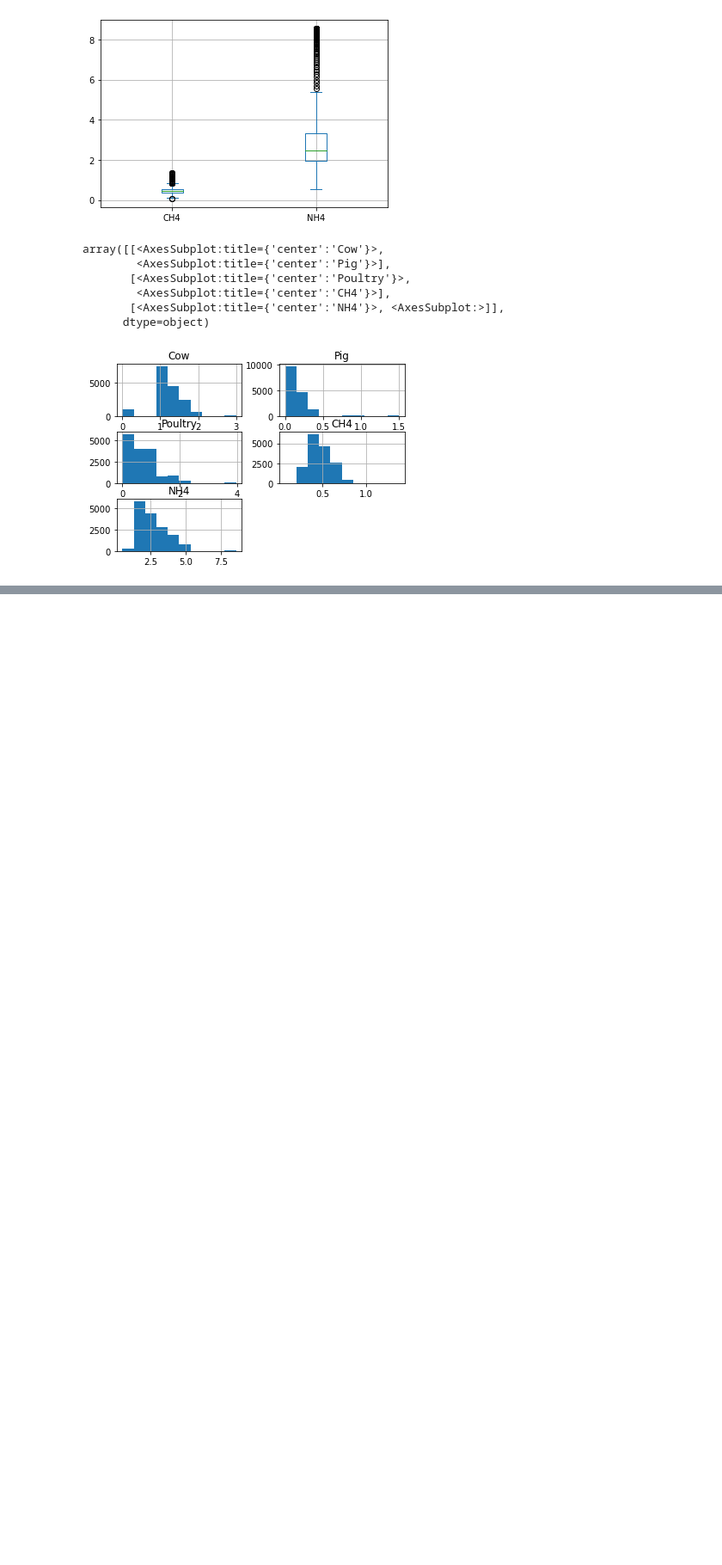
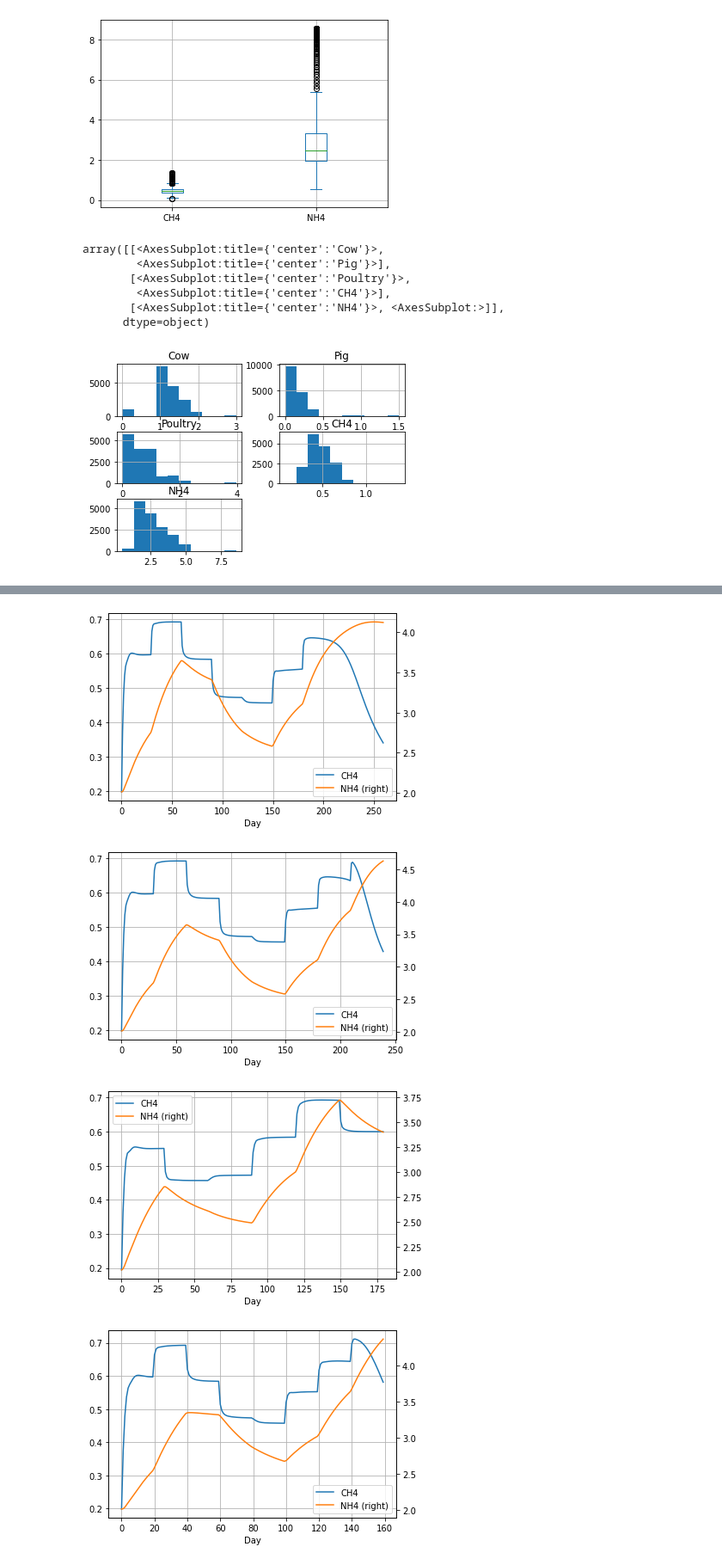
Before and after one commit to tbousiou/biogasprediction, a Jupyter notebook: biogas_data_extract.ipynb, the cells around one changed output, grey strips where cells are left out. Shown at 86% size. Drawn from its saved outputs; the diff is of its cells as text; code cells hidden in the pictures; blank space fills up the shorter version.

```diff
--- a/biogas_data_extract.ipynb
+++ b/biogas_data_extract.ipynb
@@ -107,0 +109,13 @@ array([[<AxesSubplot:title={'center':'Cow'}>,
+# %%
+# Read raw data from excel
+
+dbatches = list()
+for i in range(6):
+    temp_batch = pd.read_excel('data/biogas_data_clean.xlsx', sheet_name='dynamic', header=None, usecols=range(i*5,(i+1)*5))
+    temp_batch.dropna(axis=0, inplace=True)
+    temp_batch.columns = ['Cow','Pig','Poultry','CH4','NH4']
+    temp_batch['NH4'] = temp_batch['NH4'] / 1000
+    temp_batch.index.name = 'Day'
+    dbatches.append(temp_batch)
+
+dbatches[0]
@@ -107,0 +160,8 @@ array([[<AxesSubplot:title={'center':'Cow'}>,
+# %%
+for i in range(5):
+    dbatches[i][['CH4','NH4']].plot(secondary_y=['NH4'], grid=True)
+# %% [output]
+[figure, added]
+[figure, added]
+[figure, added]
+[figure, added]
```
Also changed, not shown: parts of 15 cells of this notebook, 8 other files.
